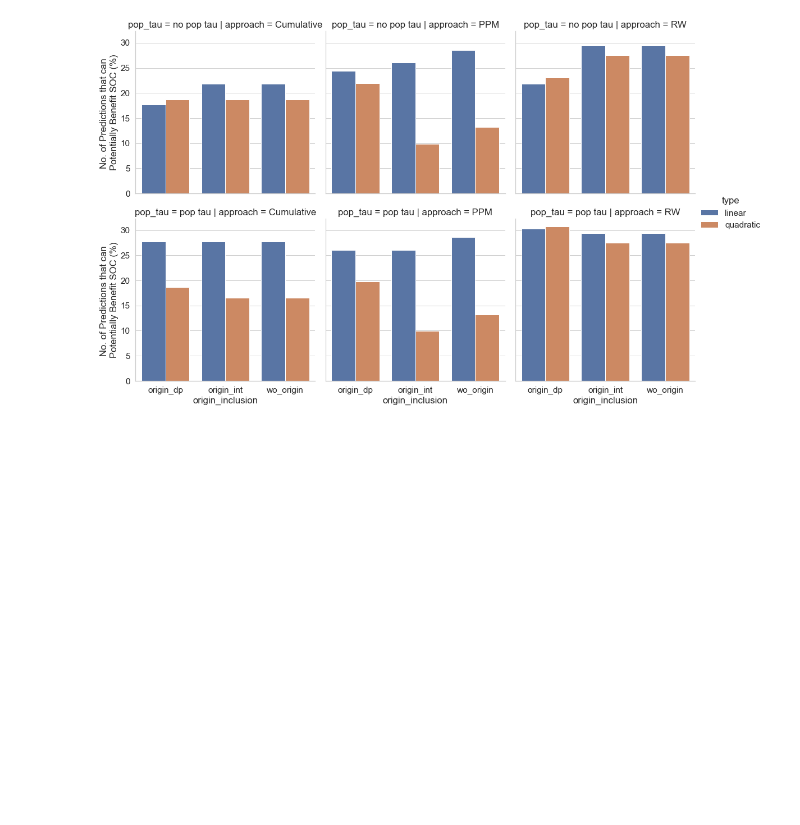
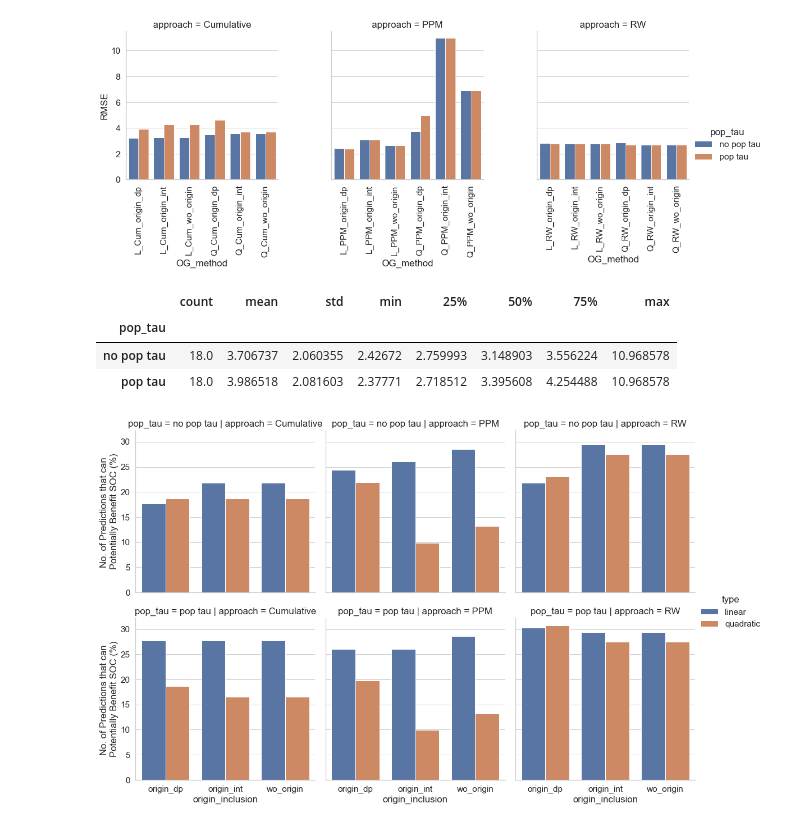
Before and after one commit to tshibei/retro_ped_liver_transplant, a Jupyter notebook: retro_PLT.ipynb, the cells around one changed output. Saved outputs shown, nothing was run; the diff lists cells and outputs as text; code cells hidden in the pictures; blank space fills up the shorter version.

```diff
--- a/retro_PLT.ipynb
+++ b/retro_PLT.ipynb
@@ -78,6 +89,19 @@ plt.savefig('indiv_pt_profile_by_dose.png', dpi=500, facecolor='w', bbox_inches=
+# %%
+df = RMSE_plot('output (with pop tau by LOOCV).xlsx')
+# %% [output]
+[figure, added]
 # %%
 dat = df.copy()
 dat
+# dat = rename_methods_without_pop_tau(dat)
+# dat = dat[['patient', 'method', 'deviation', 'pop_tau']]
+
+dat.groupby('pop_tau')['rmse'].describe()
+# %% [output]
+|  | count | mean | std | min | 25% | 50% | 75% | max |
+| pop_tau |  |  |  |  |  |  |  |  |
+| no pop tau | 18.0 | 3.706737 | 2.060355 | 2.42672 | 2.759993 | 3.148903 | 3.556224 | 10.968578 |
+| pop tau | 18.0 | 3.986518 | 2.081603 | 2.37771 | 2.718512 | 3.395608 | 4.254488 | 10.968578 |
 # %%
 %%time
 df = can_benefit_SOC_predictions(file_string='output (with pop tau by LOOCV).xlsx')
```
Also changed, not shown: parts of 1 cell of this notebook, 4 other files.
